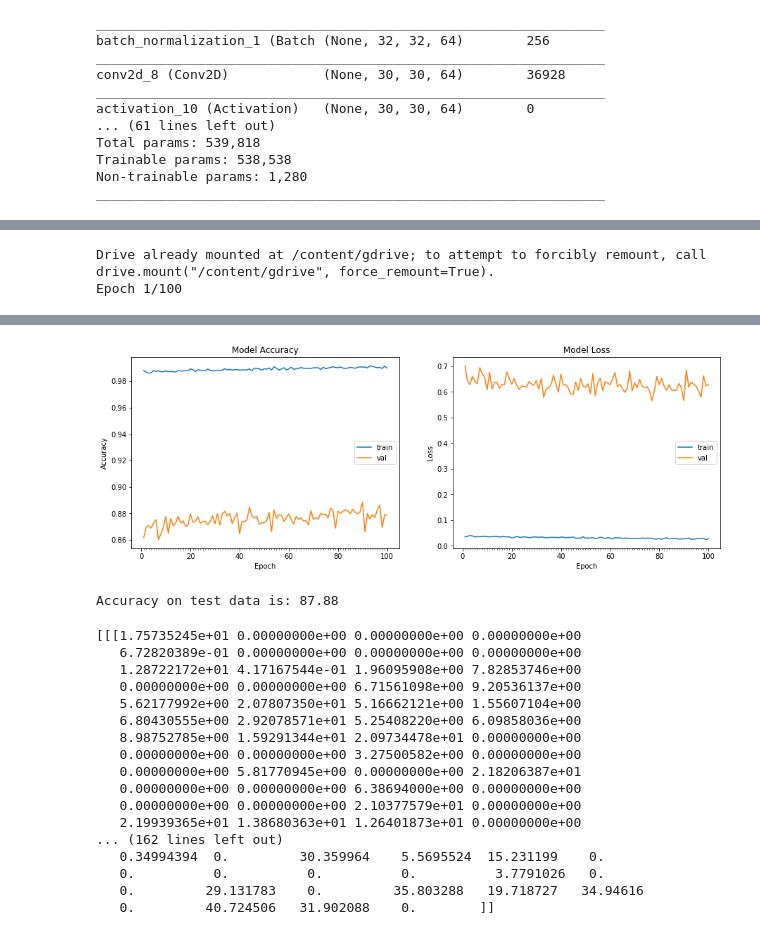
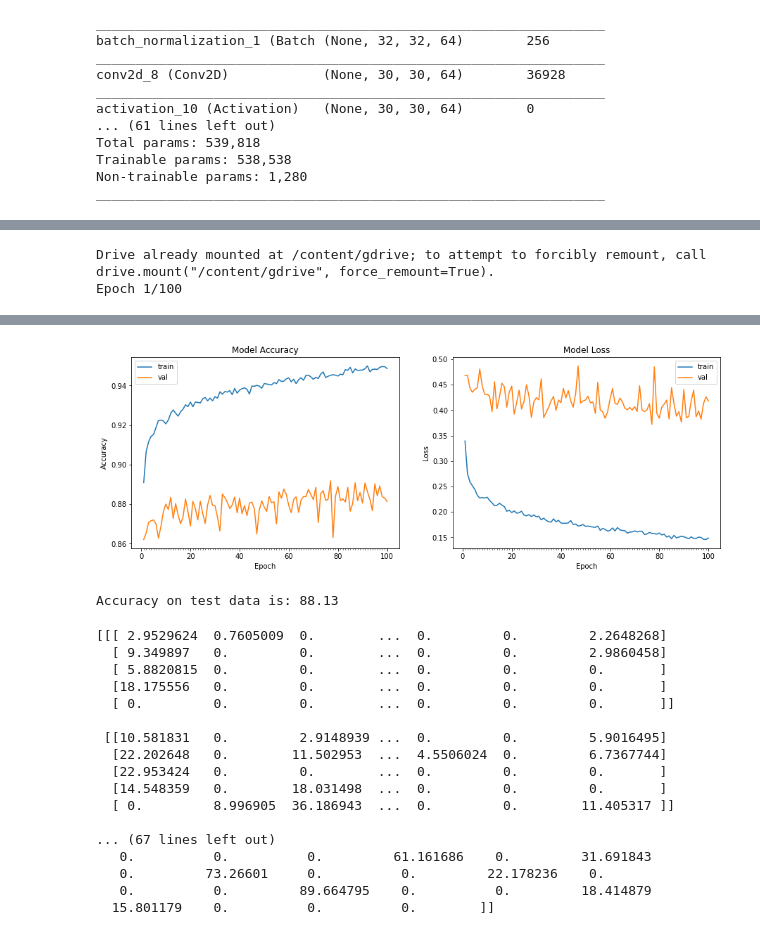
Before and after one commit to calavandi/CV-Keras, a Jupyter notebook: Session_9/Assignment_9.ipynb, the cells around one changed output, grey strips where cells are left out. Drawn from its saved outputs; the diff is of its cells as text; code cells hidden in the pictures.

```diff
--- a/Session_9/Assignment_9.ipynb
+++ b/Session_9/Assignment_9.ipynb
@@ -408,6 +446,7 @@ random_eraser.py.3  100%[===================>]     888  --.-KB/s    in 0s
 # %%
 datagen = ImageDataGenerator(zoom_range=0.0,
-                             horizontal_flip=False)
+                             horizontal_flip=False,
+                            preprocessing_function=get_random_eraser(v_l=0, v_h=1))
 drive.mount('/content/gdrive')
 
 root_path = 'gdrive/My Drive/Colab_Models/'
@@ -449,11 +488,11 @@ Model took 4162.28 seconds to train
-[figure, old version]
+[figure, new version]
-Accuracy on test data is: 87.88
+Accuracy on test data is: 88.13
 # %%
 model = load_model(root_path+'model_assignment_7_b.best-accuracy.hdfs')
 pred = model.predict(test_features[:10])
 class_idx = np.argmax(pred[0])
 class_output = model.output[:, class_idx]
-last_conv_layer = model.get_layer("activation_15")
+last_conv_layer = model.get_layer("activation_14")
 
 grads = K.gradients(class_output, last_conv_layer.output)[0]
 pooled_grads = K.mean(grads)
@@ -465,26 +504,22 @@ print(conv_layer_output_value, (conv_layer_output_value[0]))
 
 for i in range(3):
     conv_layer_output_value[i] *= pooled_grads_value
-
-heatmap = np.mean(conv_layer_output_value, axis=-1)
-heatmap = np.maximum(heatmap, 0)
-heatmap /= np.max(heatmap)
 # %% [output]
-[[[1.75735245e+01 0.00000000e+00 0.00000000e+00 0.00000000e+00
-   6.72820389e-01 0.00000000e+00 0.00000000e+00 0.00000000e+00
-   1.28722172e+01 4.17167544e-01 1.96095908e+00 7.82853746e+00
-   0.00000000e+00 0.00000000e+00 6.71561098e+00 9.20536137e+00
-   5.62177992e+00 2.07807350e+01 5.16662121e+00 1.55607104e+00
-   6.80430555e+00 2.92078571e+01 5.25408220e+00 6.09858036e+00
-   8.98752785e+00 1.59291344e+01 2.09734478e+01 0.00000000e+00
-   0.00000000e+00 0.00000000e+00 3.27500582e+00 0.00000000e+00
-   0.00000000e+00 5.81770945e+00 0.00000000e+00 2.18206387e+01
-   0.00000000e+00 0.00000000e+00 6.38694000e+00 0.00000000e+00
-   0.00000000e+00 0.00000000e+00 2.10377579e+01 0.00000000e+00
-   2.19939365e+01 1.38680363e+01 1.26401873e+01 0.00000000e+00
-... (162 lines left out)
-   0.34994394  0.         30.359964    5.5695524  15.231199    0.
-   0.          0.          0.          0.          3.7791026   0.
-   0.         29.131783    0.         35.803288   19.718727   34.94616
-   0.         40.724506   31.902088    0.        ]]
+[[[ 2.9529624  0.7605009  0.        ...  0.         0.         2.2648268]
+  [ 9.349897   0.         0.        ...  0.         0.         2.9860458]
+  [ 5.8820815  0.         0.        ...  0.         0.         0.       ]
+  [18.175556   0.         0.        ...  0.         0.         0.       ]
+  [ 0.         0.         0.        ...  0.         0.         0.       ]]
+
+ [[10.581831   0.         2.9148939 ...  0.         0.         5.9016495]
+  [22.202648   0.        11.502953  ...  4.5506024  0.         6.7367744]
+  [22.953424   0.         0.        ...  0.         0.         0.       ]
+  [14.548359   0.        18.031498  ...  0.         0.         0.       ]
+  [ 0.         8.996905  36.186943  ...  0.         0.        11.405317 ]]
+
+... (67 lines left out)
+   0.          0.          0.         61.161686    0.         31.691843
+   0.         73.26601     0.          0.         22.178236    0.
+   0.          0.         89.664795    0.          0.         18.414879
+  15.801179    0.          0.          0.        ]]
 # %%
```
Also changed, not shown: parts of 11 cells of this notebook, 1 other file.
